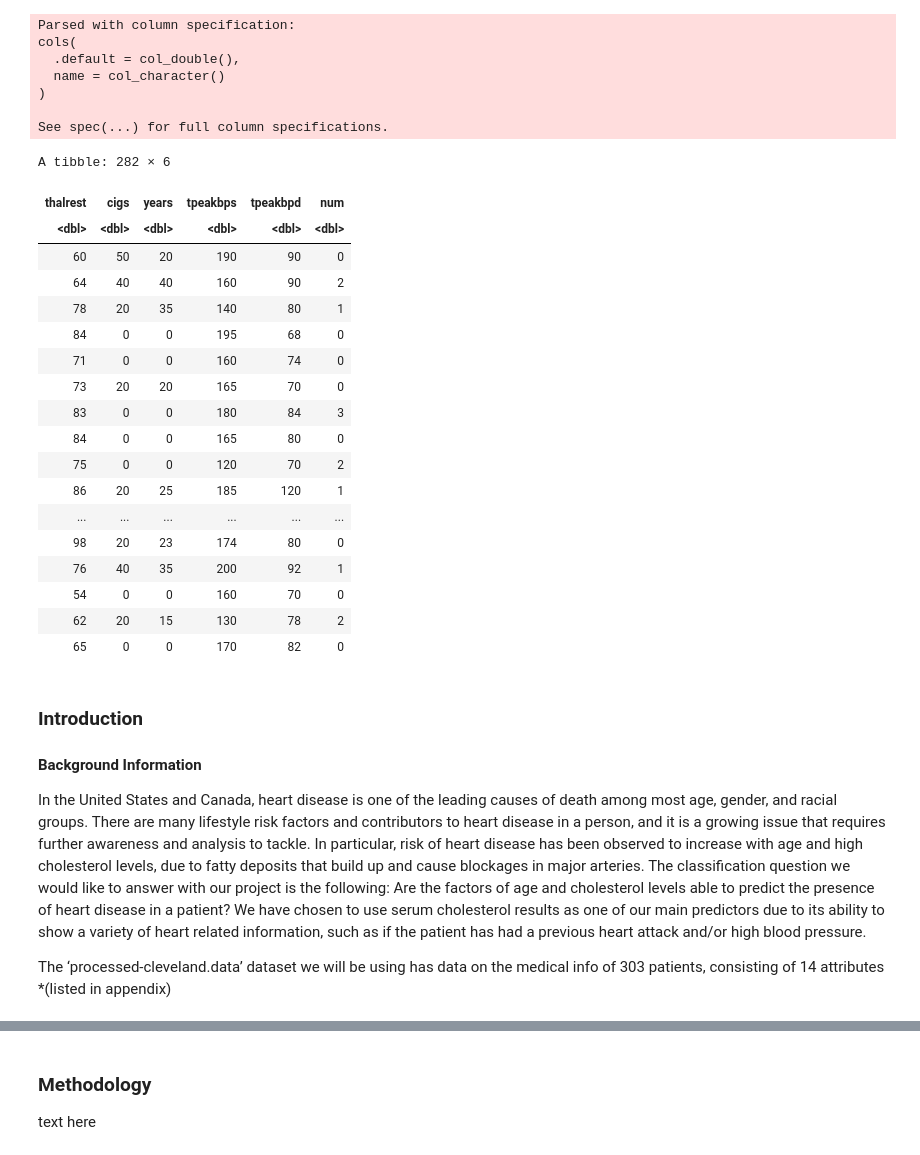
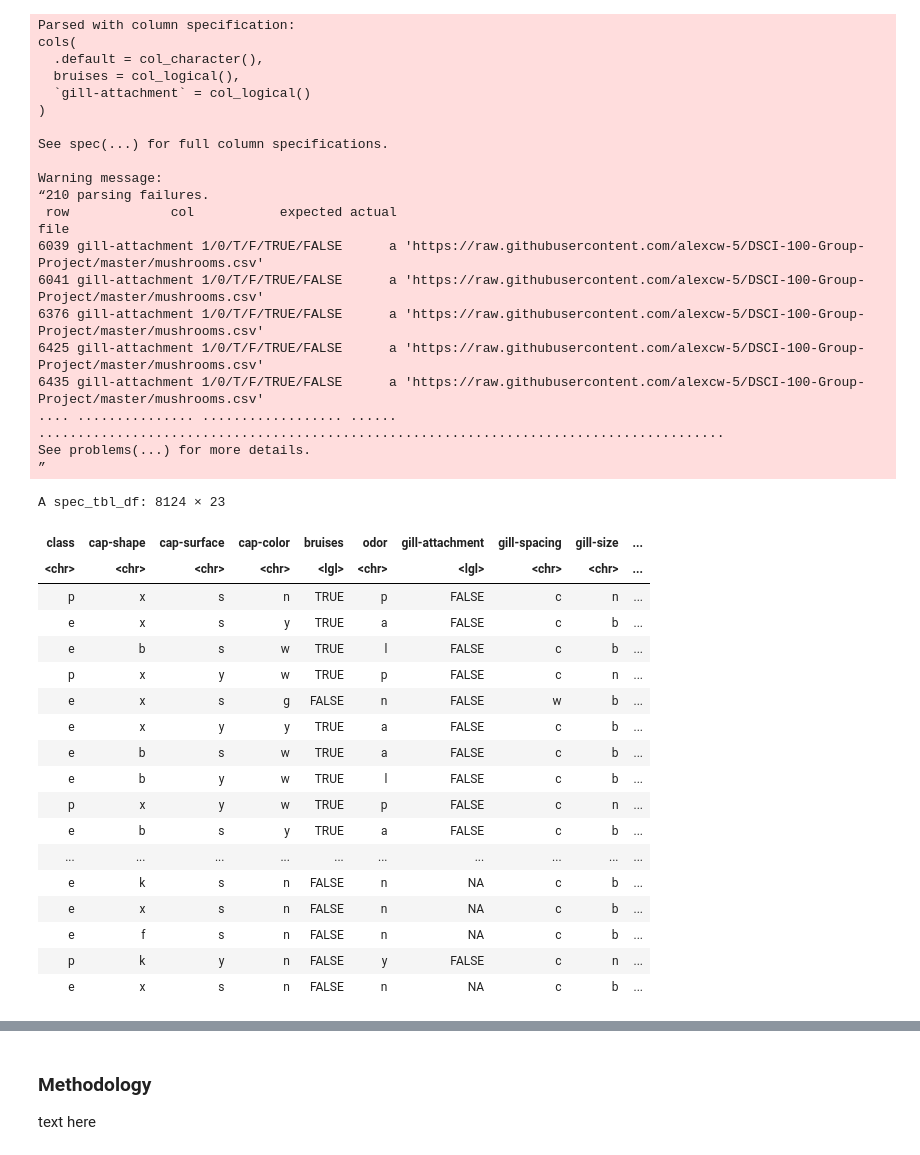
Before and after one commit to alexcw-5/DSCI-100-Group-Project, a Jupyter notebook: Report.ipynb, the cells around one changed output, grey strips where cells are left out. Cells and saved outputs as stored; diff of their text form; code cells hidden in the pictures.

Commit message:
Changed database to Mushrooms

```diff
--- a/Report.ipynb
+++ b/Report.ipynb
@@ -7,40 +25,52 @@ library(tidymodels)
 # %%
-colnames <- c("id","ccf","age","sex","painloc","painexer","relrest","pncaden","cp","trestbps","htn","chol","smoke","cigs","years","fbs","dm","famhist","restecg","ekgmo","ekgday","ekgyr","dig","prop","nitr","pro","diuretic","proto","thaldur","thaltime","met","thalach","thalrest","tpeakbps","tpeakbpd","dummy","trestbpd","exang","xhypo","oldpeak","slope","rldv5","rldv5e","ca","restckm","exerckm","restef","restwm","exeref","exerwm","thal","thalsev","thalpul","earlobe","cmo","cday","cyr","num","lmt","ladprox","laddist","diag","cxmain","ramus","om1","om2","rcaprox","rcadist","lvx1","lvx2","lvx3","lvx4","lvf","cathef","junk","name")
-data <- read_delim("https://raw.githubusercontent.com/alexcw-5/DSCI-100-Group-Project/master/cleveland.csv", delim = " ", col_names=colnames) %>%
-        select(thalrest, cigs, years, tpeakbps, tpeakbpd, num)
+# colnames <- c("id","ccf","age","sex","painloc","painexer","relrest","pncaden","cp","trestbps","htn","chol","smoke","cigs","years","fbs","dm","famhist","restecg","ekgmo","ekgday","ekgyr","dig","prop","nitr","pro","diuretic","proto","thaldur","thaltime","met","thalach","thalrest","tpeakbps","tpeakbpd","dummy","trestbpd","exang","xhypo","oldpeak","slope","rldv5","rldv5e","ca","restckm","exerckm","restef","restwm","exeref","exerwm","thal","thalsev","thalpul","earlobe","cmo","cday","cyr","num","lmt","ladprox","laddist","diag","cxmain","ramus","om1","om2","rcaprox","rcadist","lvx1","lvx2","lvx3","lvx4","lvf","cathef","junk","name")
+# data <- read_delim("https://raw.githubusercontent.com/alexcw-5/DSCI-100-Group-Project/master/cleveland.csv", delim = " ", col_names=colnames)
+# filtered_data <- data %>%
+#                 select(thalrest, cigs, years, tpeakbps, tpeakbpd, num)
+# cleaned_data <- data %>%
+#                 select(-id, -ccf, -proto, -(restckm:restwm), -dummy, -name, -junk, -(lvx1:lvx4))
+# cleaned_data
+# nwgkjenh <- select(cleaned_data, restwm)
+# nwgkjenh
+data <- read_csv("https://raw.githubusercontent.com/alexcw-5/DSCI-100-Group-Project/master/mushrooms.csv")
 data
 # %% [output]
 Parsed with column specification:
 cols(
-  .default = col_double(),
-  name = col_character()
+  .default = col_character(),
+  bruises = col_logical(),
+  `gill-attachment` = col_logical()
 )
 
 See spec(...) for full column specifications.
+
+Warning message:
+“210 parsing failures.
+ row             col           expected actual                                                                                     file
+6039 gill-attachment 1/0/T/F/TRUE/FALSE      a 'https://raw.githubusercontent.com/alexcw-5/DSCI-100-Group-Project/master/mushrooms.csv'
+6041 gill-attachment 1/0/T/F/TRUE/FALSE      a 'https://raw.githubusercontent.com/alexcw-5/DSCI-100-Group-Project/master/mushrooms.csv'
+6376 gill-attachment 1/0/T/F/TRUE/FALSE      a 'https://raw.githubusercontent.com/alexcw-5/DSCI-100-Group-Project/master/mushrooms.csv'
+6425 gill-attachment 1/0/T/F/TRUE/FALSE      a 'https://raw.githubusercontent.com/alexcw-5/DSCI-100-Group-Project/master/mushrooms.csv'
+6435 gill-attachment 1/0/T/F/TRUE/FALSE      a 'https://raw.githubusercontent.com/alexcw-5/DSCI-100-Group-Project/master/mushrooms.csv'
+.... ............... .................. ...... ........................................................................................
+See problems(...) for more details.
+”
-A tibble: 282 × 6
+A spec_tbl_df: 8124 × 23
-| thalrest | cigs | years | tpeakbps | tpeakbpd | num |
-| <dbl> | <dbl> | <dbl> | <dbl> | <dbl> | <dbl> |
-| 60 | 50 | 20 | 190 | 90 | 0 |
-| 64 | 40 | 40 | 160 | 90 | 2 |
-| 78 | 20 | 35 | 140 | 80 | 1 |
-| 84 | 0 | 0 | 195 | 68 | 0 |
-| 71 | 0 | 0 | 160 | 74 | 0 |
-| 73 | 20 | 20 | 165 | 70 | 0 |
-| 83 | 0 | 0 | 180 | 84 | 3 |
-| 84 | 0 | 0 | 165 | 80 | 0 |
-| 75 | 0 | 0 | 120 | 70 | 2 |
-| 86 | 20 | 25 | 185 | 120 | 1 |
-| ... | ... | ... | ... | ... | ... |
-| 98 | 20 | 23 | 174 | 80 | 0 |
-| 76 | 40 | 35 | 200 | 92 | 1 |
-| 54 | 0 | 0 | 160 | 70 | 0 |
-| 62 | 20 | 15 | 130 | 78 | 2 |
-| 65 | 0 | 0 | 170 | 82 | 0 |
+| class | cap-shape | cap-surface | cap-color | bruises | odor | gill-attachment | gill-spacing | gill-size | ... |
+| <chr> | <chr> | <chr> | <chr> | <lgl> | <chr> | <lgl> | <chr> | <chr> | ... |
+| p | x | s | n | TRUE | p | FALSE | c | n | ... |
+| e | x | s | y | TRUE | a | FALSE | c | b | ... |
+| e | b | s | w | TRUE | l | FALSE | c | b | ... |
+| p | x | y | w | TRUE | p | FALSE | c | n | ... |
+| e | x | s | g | FALSE | n | FALSE | w | b | ... |
+| e | x | y | y | TRUE | a | FALSE | c | b | ... |
+| e | b | s | w | TRUE | a | FALSE | c | b | ... |
+| e | b | y | w | TRUE | l | FALSE | c | b | ... |
+| p | x | y | w | TRUE | p | FALSE | c | n | ... |
+| e | b | s | y | TRUE | a | FALSE | c | b | ... |
+| ... | ... | ... | ... | ... | ... | ... | ... | ... | ... |
+| e | k | s | n | FALSE | n | NA | c | b | ... |
+| e | x | s | n | FALSE | n | NA | c | b | ... |
+| e | f | s | n | FALSE | n | NA | c | b | ... |
+| p | k | y | n | FALSE | y | FALSE | c | n | ... |
+| e | x | s | n | FALSE | n | NA | c | b | ... |
-# %% [markdown]
-### Introduction
-
-#### Background Information
-
-In the United States and Canada, heart disease is one of the leading causes of death among most age, gender, and racial groups. There are many lifestyle risk factors and contributors to heart disease in a person, and it is a growing issue that requires further awareness and analysis to tackle. In particular, risk of heart disease has been observed to increase with age and high cholesterol levels, due to fatty deposits that build up and cause blockages in major arteries. The classification question we would like to answer with our project is the following: Are the factors of age and cholesterol levels able to predict the presence of heart disease in a patient? We have chosen to use serum cholesterol results as one of our main predictors due to its ability to show a variety of heart related information, such as if the patient has had a previous heart attack and/or high blood pressure.
-
-The ‘processed-cleveland.data’ dataset we will be using has data on the medical info of 303 patients, consisting of 14 attributes *(listed in appendix)
```
Also changed, not shown: parts of 3 cells of this notebook.
